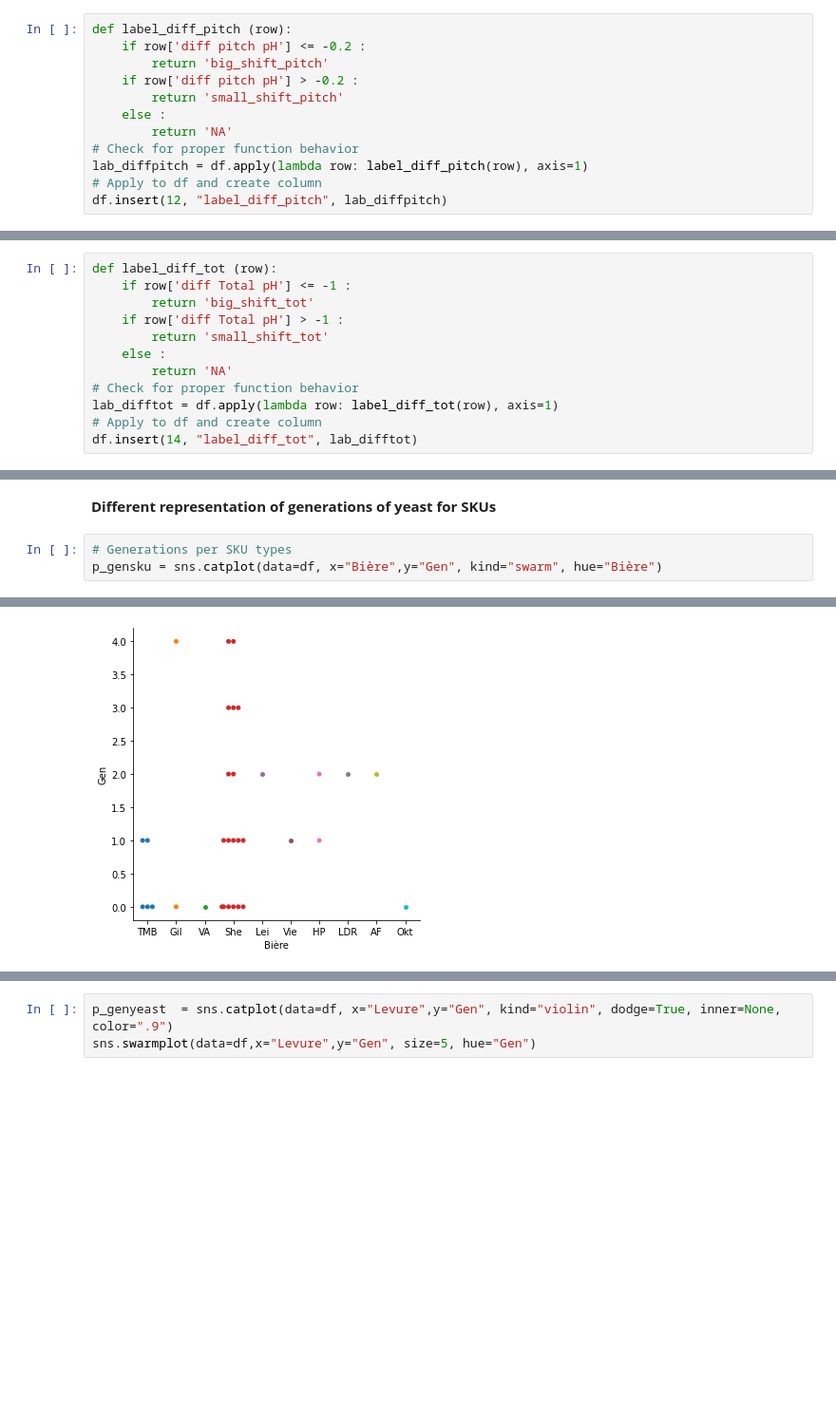
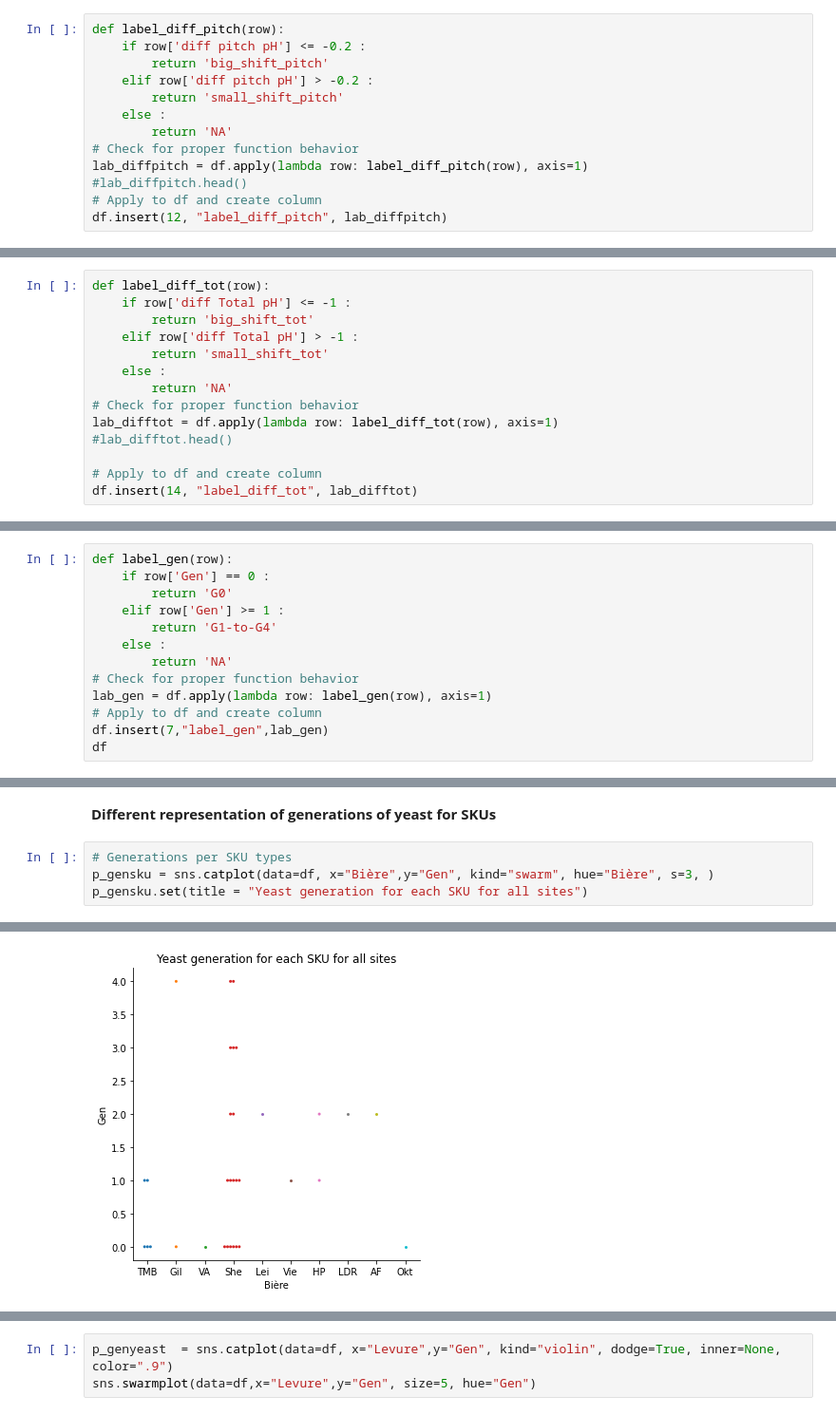
Before and after one commit to simlal/lager_ph_var, a Jupyter notebook: lager-ph-variation.ipynb, the cells around one changed output, grey strips where cells are left out. Shown at 95% size. Drawn from its saved outputs; the diff is of its cells as text; blank space fills up the shorter version.

```diff
--- a/lager-ph-variation.ipynb
+++ b/lager-ph-variation.ipynb
@@ -57,15 +58,16 @@ dtype: float64
 - |diff pitch pH| >= 0.2 = big_shift_pitch
 - |diff pitch pH| < 0.2 = small_shift_pitch
 # %%
-def label_diff_pitch (row):
+def label_diff_pitch(row):
     if row['diff pitch pH'] <= -0.2 :
         return 'big_shift_pitch'
-    if row['diff pitch pH'] > -0.2 :
+    elif row['diff pitch pH'] > -0.2 :
         return 'small_shift_pitch'
     else :
         return 'NA'
 # Check for proper function behavior
 lab_diffpitch = df.apply(lambda row: label_diff_pitch(row), axis=1)
+#lab_diffpitch.head()
 # Apply to df and create column
 df.insert(12, "label_diff_pitch", lab_diffpitch)
 # %% [markdown]
@@ -74,14 +76,16 @@ df.insert(12, "label_diff_pitch", lab_diffpitch)
 - |diff tot pH| >= 1 = big_shift_tot
 - |diff tot pH| < 1 = small_shift_tot
 # %%
-def label_diff_tot (row):
+def label_diff_tot(row):
     if row['diff Total pH'] <= -1 :
         return 'big_shift_tot'
-    if row['diff Total pH'] > -1 :
+    elif row['diff Total pH'] > -1 :
         return 'small_shift_tot'
     else :
         return 'NA'
 # Check for proper function behavior
 lab_difftot = df.apply(lambda row: label_diff_tot(row), axis=1)
+#lab_difftot.head()
+
 # Apply to df and create column
 df.insert(14, "label_diff_tot", lab_difftot)
@@ -87,0 +97,13 @@ df.insert(14, "label_diff_tot", lab_difftot)
+# %%
+def label_gen(row):
+    if row['Gen'] == 0 :
+        return 'G0'
+    elif row['Gen'] >= 1 :
+        return 'G1-to-G4'
+    else :
+        return 'NA'
+# Check for proper function behavior
+lab_gen = df.apply(lambda row: label_gen(row), axis=1)
+# Apply to df and create column
+df.insert(7,"label_gen",lab_gen)
+df
@@ -153,5 +213,6 @@ for p in p_sitesku.patches:
 **Different representation of generations of yeast for SKUs**
 # %%
 # Generations per SKU types
-p_gensku = sns.catplot(data=df, x="Bière",y="Gen", kind="swarm", hue="Bière")
+p_gensku = sns.catplot(data=df, x="Bière",y="Gen", kind="swarm", hue="Bière", s=3, )
+p_gensku.set(title = "Yeast generation for each SKU for all sites")
 # %% [output]
@@ -158,2 +220,2 @@ p_gensku = sns.catplot(data=df, x="Bière",y="Gen", kind="swarm", hue="Bière")
-[figure, old version]
+[figure, new version]
 # %% [markdown]
```
Also changed, not shown: parts of 21 cells of this notebook.
